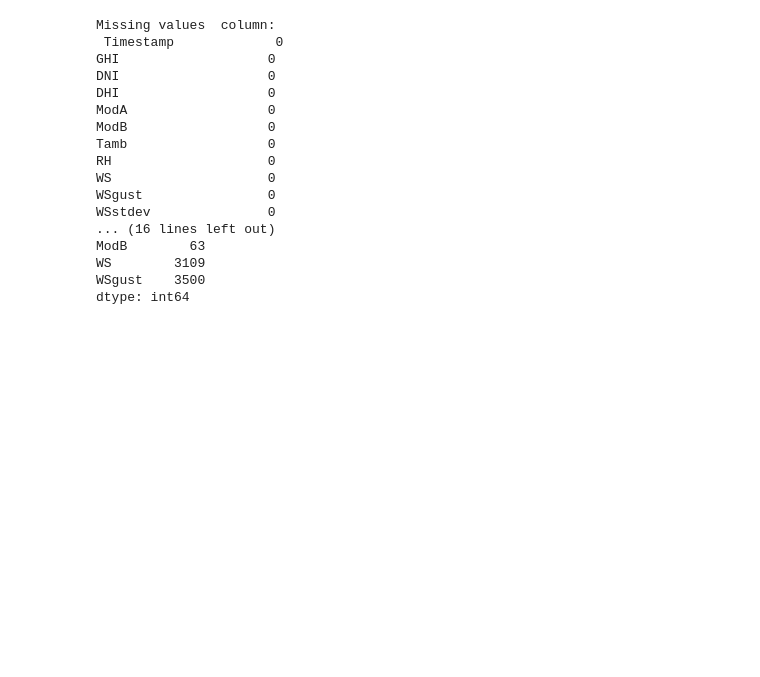
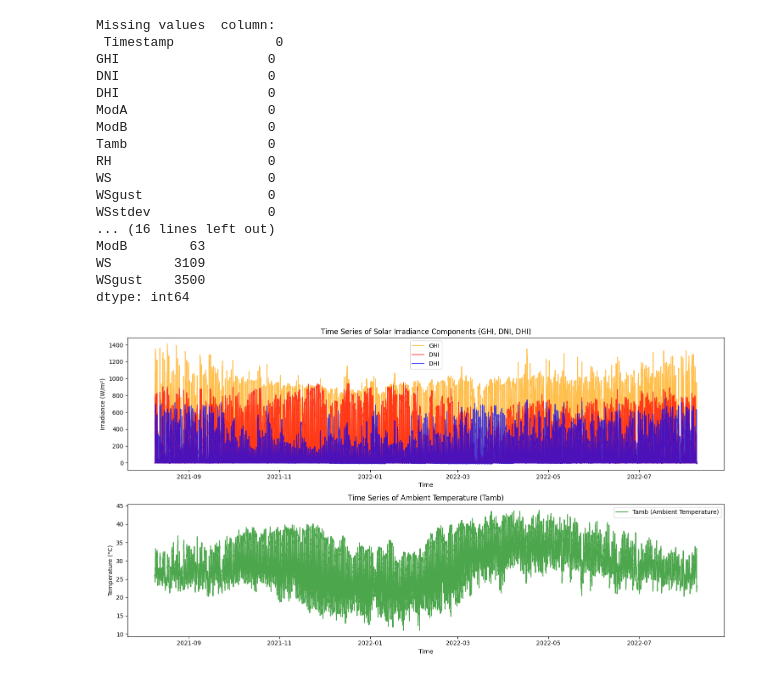
Before and after one commit to Ethel-Star/W01Test01Eth, a Jupyter notebook: notebooks/EtEDA.ipynb, the cells around one changed output. Cells and saved outputs as stored; diff of their text form; code cells hidden in the pictures; blank space fills up the shorter version.

Commit message:
Summary Stat, data quality check,and Time_Series Analysis of Data1: benin

```diff
--- a/notebooks/EtEDA.ipynb
+++ b/notebooks/EtEDA.ipynb
@@ -75,3 +75,31 @@ ModB        63
 WS        3109
 WSgust    3500
 dtype: int64
+# %%
+# Time Series Analysis
+dt_ben['Timestamp'] = pad.to_datetime(dt_ben['Timestamp'])
+dt_ben.set_index('Timestamp', inplace=True)
+plo.figure(figsize=(15, 8))
+
+# Plotting GHI, DNI, DHI
+plo.subplot(2, 1, 1)
+plo.plot(dt_ben.index, dt_ben['GHI'], label='GHI', color='orange', alpha=0.7)
+plo.plot(dt_ben.index, dt_ben['DNI'], label='DNI', color='red', alpha=0.7)
+plo.plot(dt_ben.index, dt_ben['DHI'], label='DHI', color='blue', alpha=0.7)
+plo.title('Time Series of Solar Irradiance Components (GHI, DNI, DHI)')
+plo.xlabel('Time')
+plo.ylabel('Irradiance (W/m²)')
+plo.legend()
+
+# Plotting Tamb (Ambient Temperature)
+plo.subplot(2, 1, 2)
+plo.plot(dt_ben.index, dt_ben['Tamb'], label='Tamb (Ambient Temperature)', color='green', alpha=0.7)
+plo.title('Time Series of Ambient Temperature (Tamb)')
+plo.xlabel('Time')
+plo.ylabel('Temperature (°C)')
+plo.legend()
+
+plo.tight_layout()
+plo.show()
+# %% [output]
+[figure, added]
```
